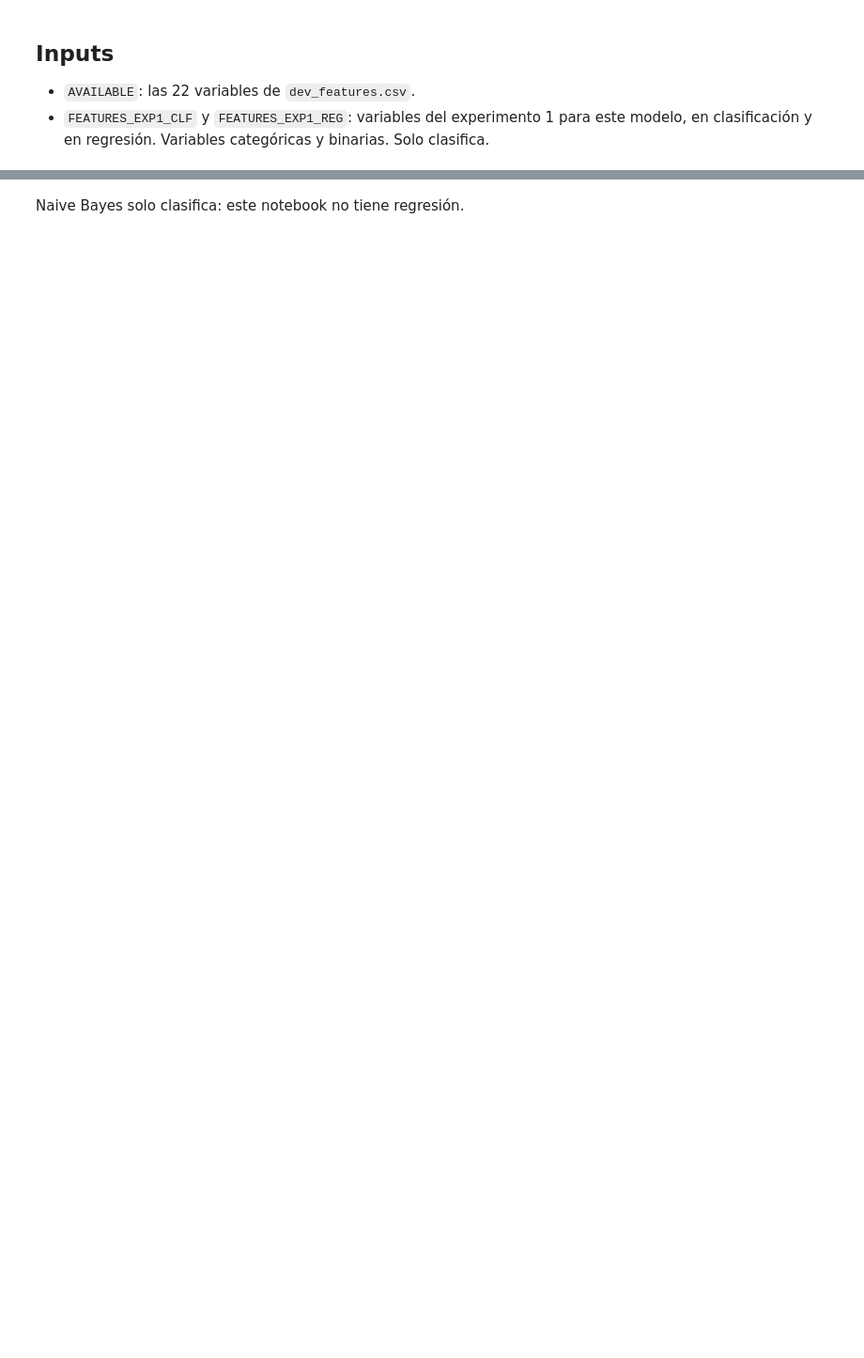
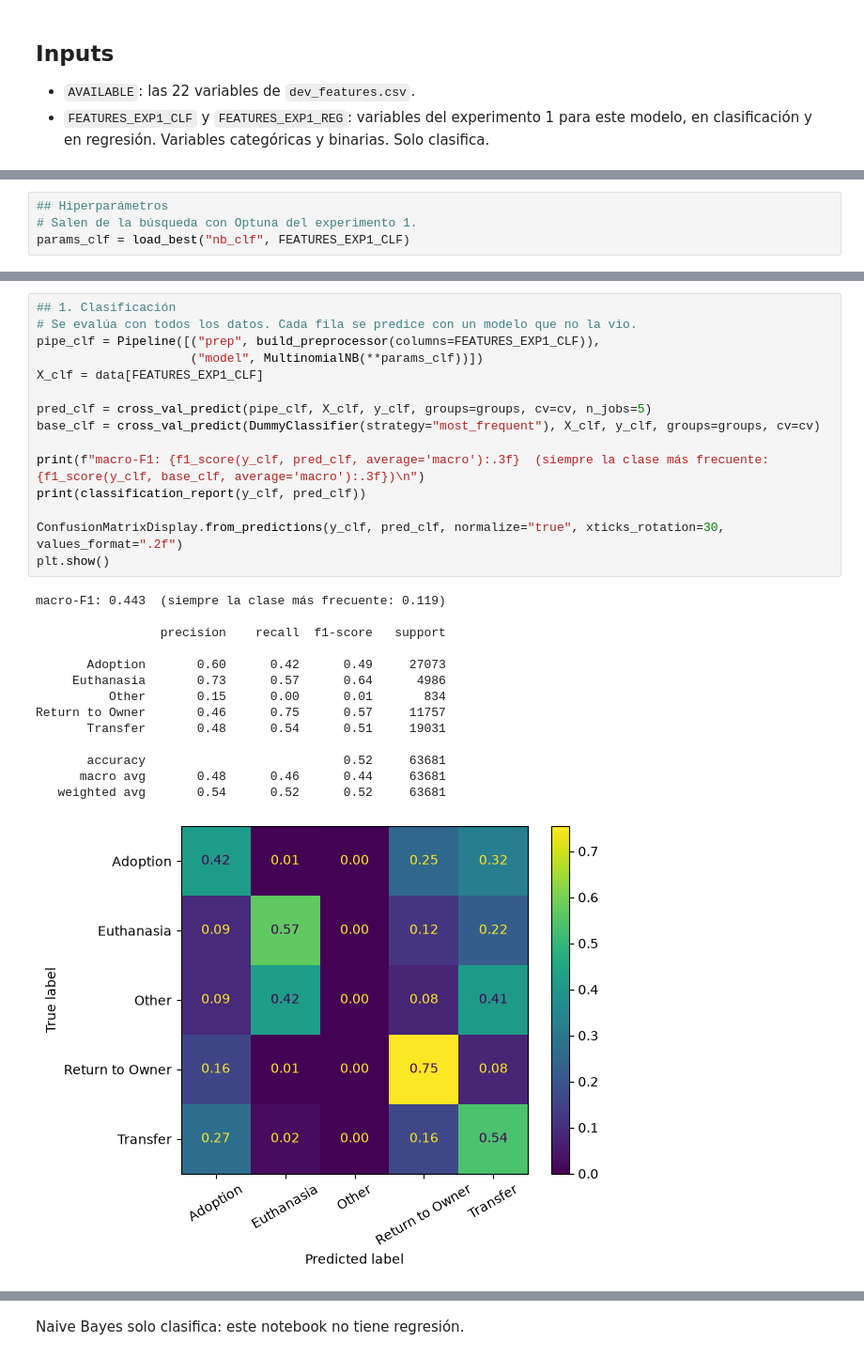
Before and after one commit to JorgeAVargasC/mucsi-ml-animal-shelter-project, a Jupyter notebook: notebooks/04-modeling-experiment-1/04.1-naive-bayes.ipynb, the cells around one changed output, grey strips where cells are left out. Shown at 94% size. Drawn from its saved outputs; the diff is of its cells as text; blank space fills up the shorter version.

```diff
--- a/notebooks/04-modeling-experiment-1/04.1-naive-bayes.ipynb
+++ b/notebooks/04-modeling-experiment-1/04.1-naive-bayes.ipynb
@@ -48,0 +58,4 @@ Objetivo: `y_outcome` (5 clases), con todas las filas.
+# %%
+## Hiperparámetros
+# Salen de la búsqueda con Optuna del experimento 1.
+params_clf = load_best("nb_clf", FEATURES_EXP1_CLF)
@@ -48,0 +69,30 @@ Objetivo: `y_outcome` (5 clases), con todas las filas.
+# %%
+## 1. Clasificación
+# Se evalúa con todos los datos. Cada fila se predice con un modelo que no la vio.
+pipe_clf = Pipeline([("prep", build_preprocessor(columns=FEATURES_EXP1_CLF)),
+                     ("model", MultinomialNB(**params_clf))])
+X_clf = data[FEATURES_EXP1_CLF]
+
+pred_clf = cross_val_predict(pipe_clf, X_clf, y_clf, groups=groups, cv=cv, n_jobs=5)
+base_clf = cross_val_predict(DummyClassifier(strategy="most_frequent"), X_clf, y_clf, groups=groups, cv=cv)
+
+print(f"macro-F1: {f1_score(y_clf, pred_clf, average='macro'):.3f}  (siempre la clase más frecuente: {f1_score(y_clf, base_clf, average='macro'):.3f})\n")
+print(classification_report(y_clf, pred_clf))
+
+ConfusionMatrixDisplay.from_predictions(y_clf, pred_clf, normalize="true", xticks_rotation=30, values_format=".2f")
+plt.show()
+# %% [output]
+macro-F1: 0.443  (siempre la clase más frecuente: 0.119)
+
+                 precision    recall  f1-score   support
+
+       Adoption       0.60      0.42      0.49     27073
+     Euthanasia       0.73      0.57      0.64      4986
+          Other       0.15      0.00      0.01       834
+Return to Owner       0.46      0.75      0.57     11757
+       Transfer       0.48      0.54      0.51     19031
+
+       accuracy                           0.52     63681
+      macro avg       0.48      0.46      0.44     63681
+   weighted avg       0.54      0.52      0.52     63681
+[figure, added]
```
Also changed, not shown: parts of 10 cells of this notebook, 34 other files.
